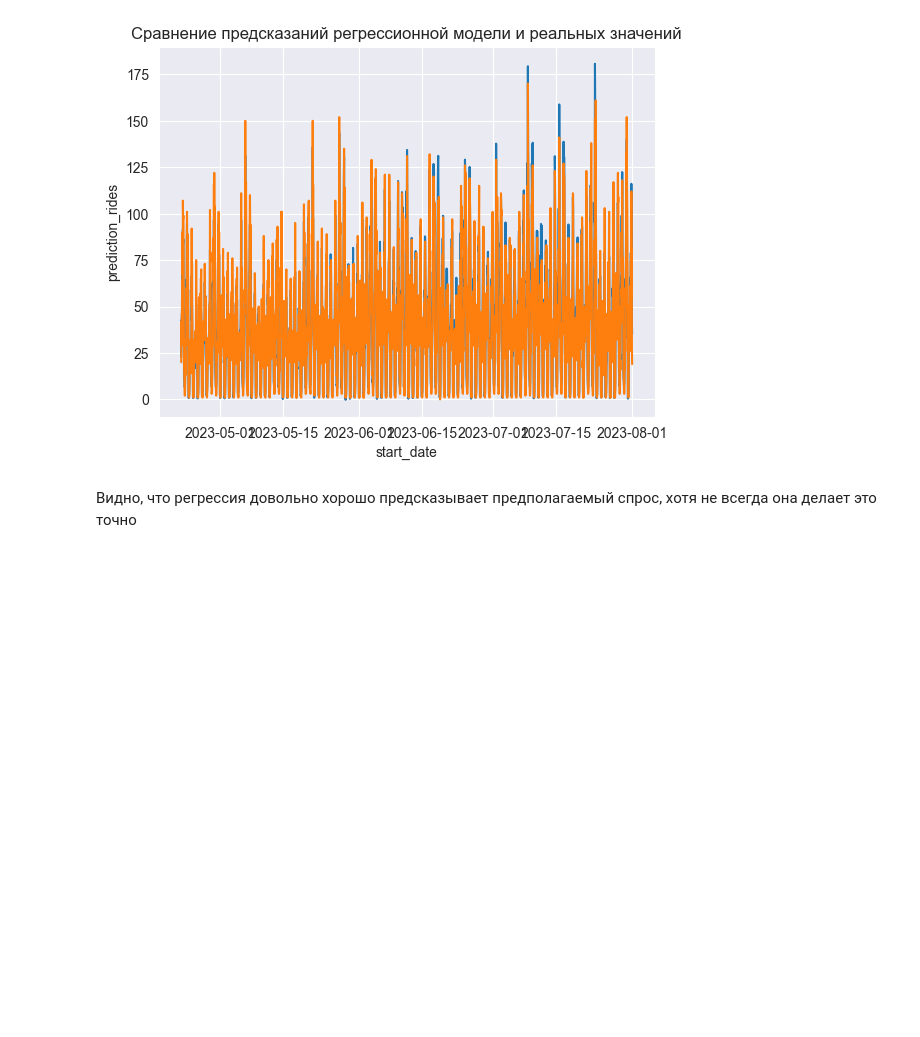
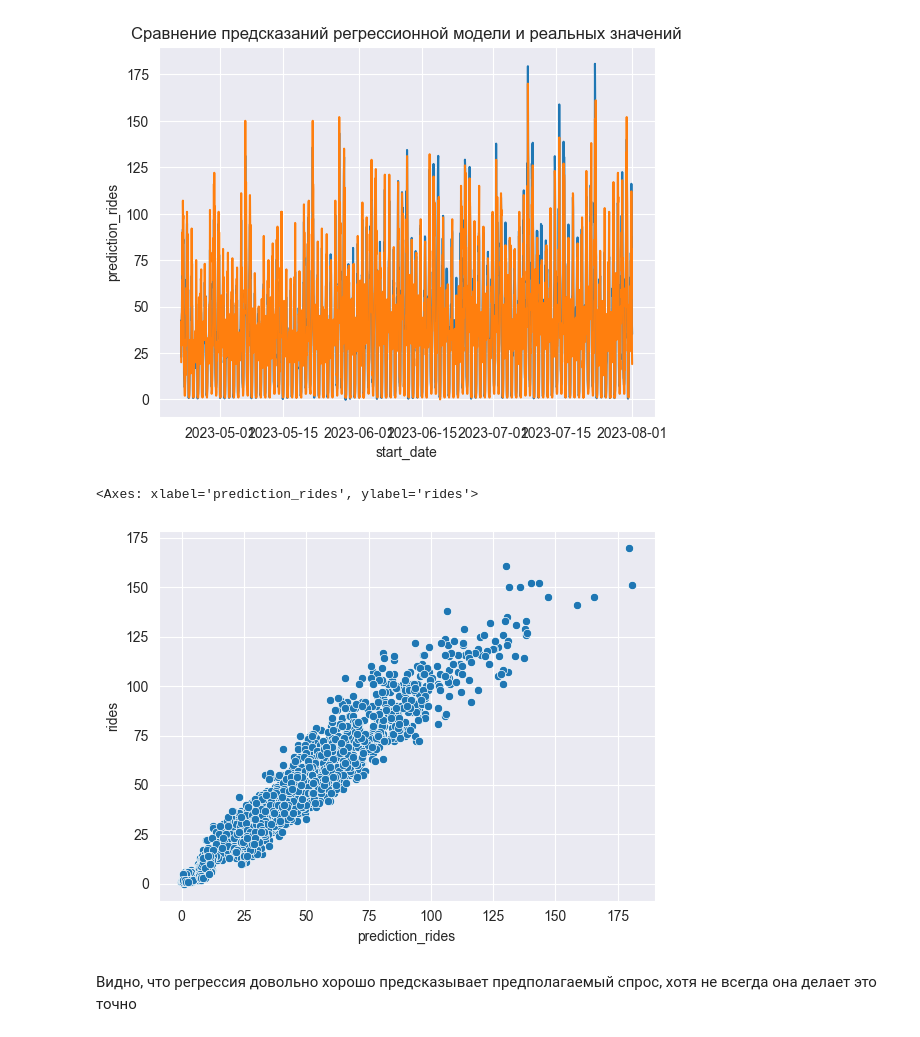
Before and after one commit to alexhronov/analiz_samokatov, a Jupyter notebook: weather_to_rides.ipynb, the cells around one changed output. Cells and saved outputs as stored; diff of their text form; code cells hidden in the pictures; blank space fills up the shorter version.

```diff
--- a/weather_to_rides.ipynb
+++ b/weather_to_rides.ipynb
@@ -94,5 +94,10 @@ plt.title('Сравнение предсказаний регрессионно
 # %% [output]
 Text(0.5, 1.0, 'Сравнение предсказаний регрессионной модели и реальных значений')
 [figure]
+# %%
+sns.scatterplot(x=resampled_data.prediction_rides, y=resampled_data.rides)
+# %% [output]
+<Axes: xlabel='prediction_rides', ylabel='rides'>
+[figure, added]
 # %% [markdown]
 Видно, что регрессия довольно хорошо предсказывает предполагаемый спрос, хотя не всегда она делает это точно
```
